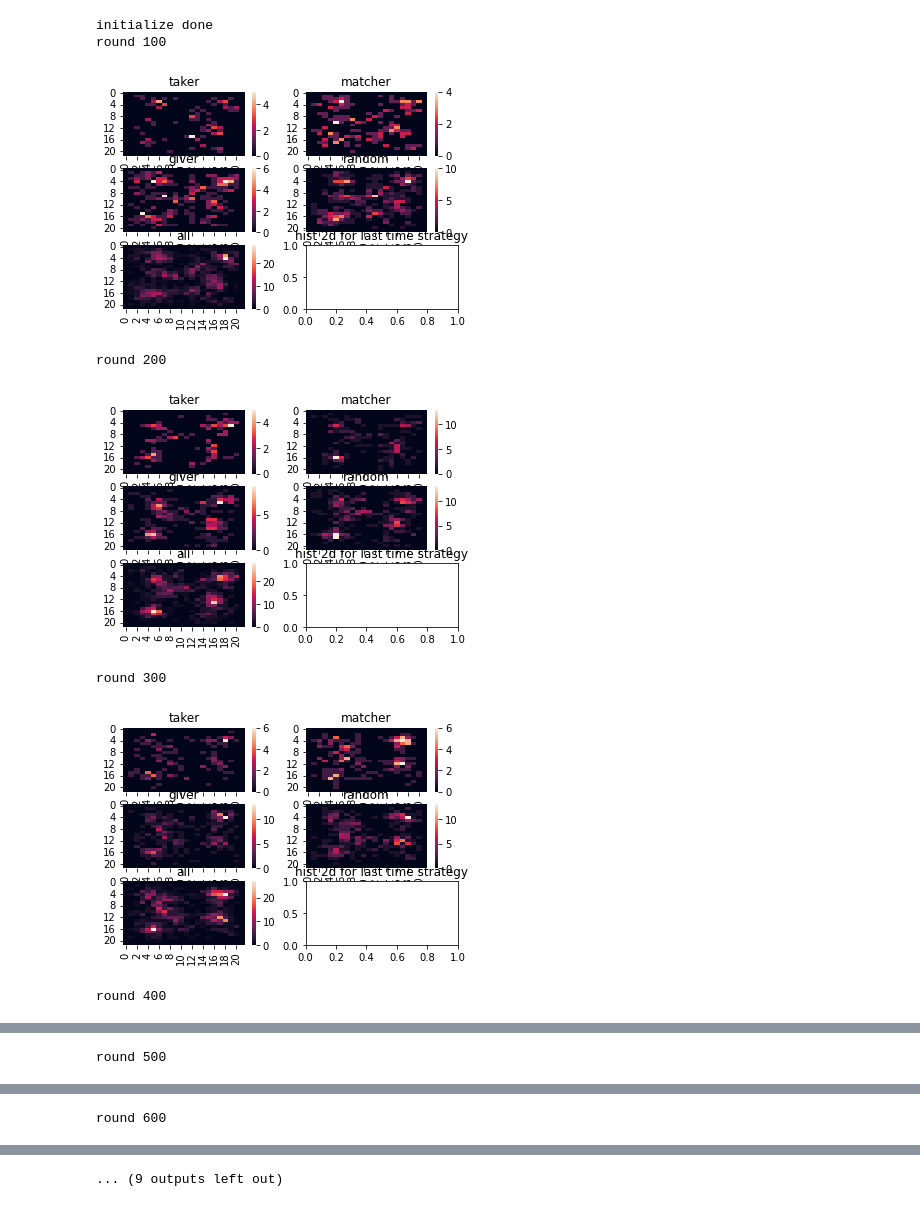
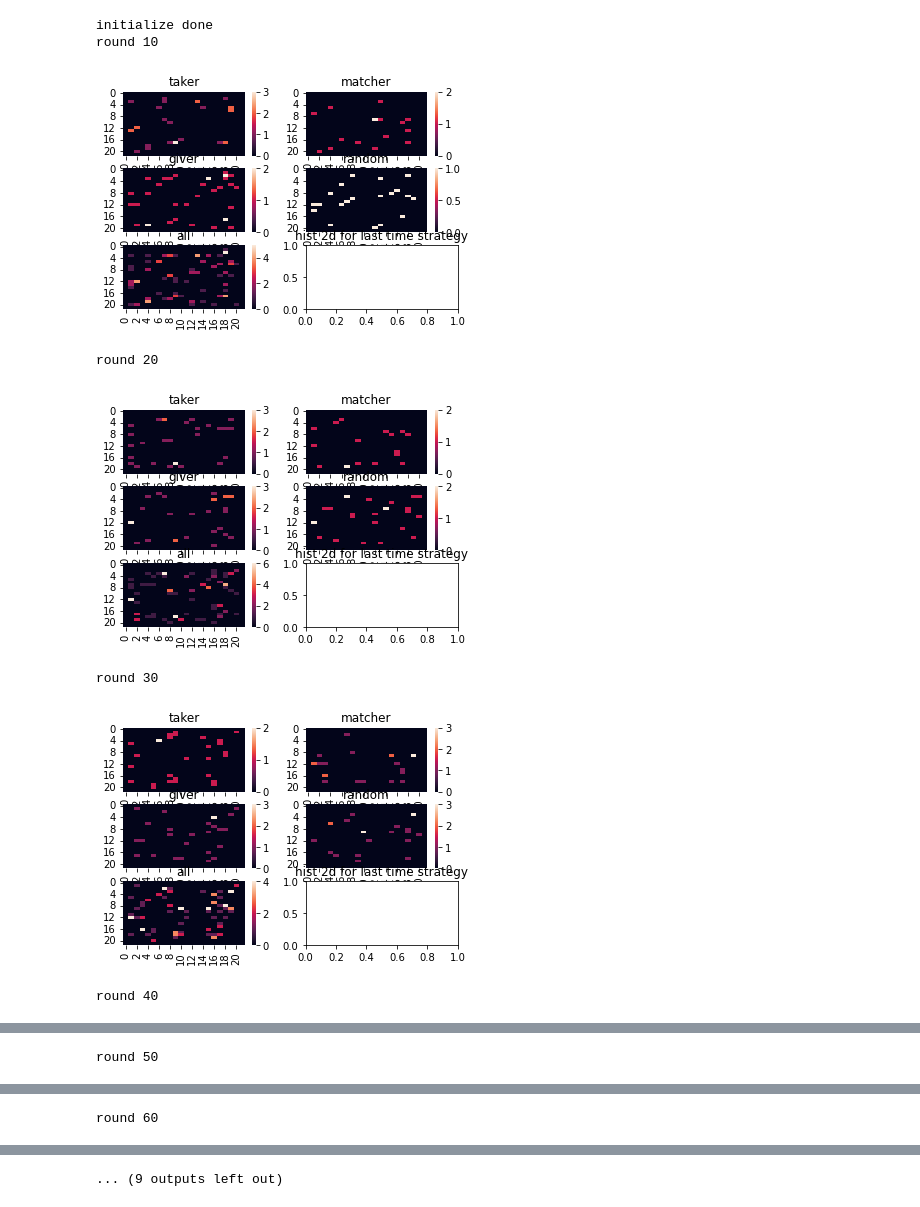
Before and after one commit to rokaboNatttsu/---------, a Jupyter notebook: first.ipynb, the cells around one changed output, grey strips where cells are left out. Drawn from its saved outputs; the diff is of its cells as text; code cells hidden in the pictures.

```diff
--- a/first.ipynb
+++ b/first.ipynb
@@ -423,0 +437,18 @@ class Simulator:
+# %%
+#   初期の戦略の分布の指定。
+# T＝Taker、M＝Matcher、G＝Giver、R＝Random、この順で初期の戦略の確立を指定する。
+# 0を指定すると存在しないものとして扱う
+simulator = Simulator(TMGR_WAIGHT=[1/6,2/3,1/6,0])  #   SQR=20, AGENT_NUM=1000, ASSEMBLY_PARAM=1, PRESSHURE_2_CENTER=0.01, TMGR_WAIGHT=[1/4,1/4,1/4,1/4]
+print("initialize done")
+ROUND = 100
+
+for r in range(ROUND):
+    simulator.run()
+    if ROUND <= 10:
+        print("round", r+1)
+        simulator.plot_2d_hist_for_strategy()
+    elif r % (ROUND // 10) == ROUND // 10 - 1:
+        print("round", r+1)
+        simulator.plot_2d_hist_for_strategy()
+
+_ = simulator.plot_transition_number_of_strategy()
@@ -423,0 +470,15 @@ class Simulator:
+# %%
+#   集団を作りにくく、集団間を移動しやすい条件
+simulator = Simulator(ASSEMBLY_PARAM=0.3)  #   SQR=20, AGENT_NUM=1000, ASSEMBLY_PARAM=1, PRESSHURE_2_CENTER=0.01
+print("initialize done")
+ROUND = 100
+for r in range(ROUND):
+    simulator.run()
+    if ROUND <= 10:
+        print("round", r+1)
+        simulator.plot_2d_hist_for_strategy()
+    elif r % (ROUND // 10) == ROUND // 10 - 1:
+        print("round", r+1)
+        simulator.plot_2d_hist_for_strategy()
+
+_ = simulator.plot_transition_number_of_strategy()
@@ -424,8 +500,8 @@ class Simulator:
 # %%
-#   デフォルト条件
-simulator = Simulator()  #   SQR=20, AGENT_NUM=1000, ASSEMBLY_PARAM=1, PRESSHURE_2_CENTER=0.01
+#   中心に一つのコミュニティにまとまりやすい条件
+simulator = Simulator(PRESSHURE_2_CENTER=1)  #   SQR=20, AGENT_NUM=1000, ASSEMBLY_PARAM=1, PRESSHURE_2_CENTER=0.01
 print("initialize done")
-ROUND = 1000
+ROUND = 100
 for r in range(ROUND):
     simulator.run()
     if ROUND <= 10:
@@ -453,25 +529,25 @@ round 600
 ... (9 outputs left out)
 # %%
-#   集団を作りにくく、集団間を移動しやすい条件
-simulator = Simulator(ASSEMBLY_PARAM=0.3)  #   SQR=20, AGENT_NUM=1000, ASSEMBLY_PARAM=1, PRESSHURE_2_CENTER=0.01
+#   過疎条件
+simulator = Simulator(AGENT_NUM=100)  #   SQR=20, AGENT_NUM=1000, ASSEMBLY_PARAM=1, PRESSHURE_2_CENTER=0.01
 print("initialize done")
-ROUND = 1000
+ROUND = 100
 for r in range(ROUND):
     simulator.run()
     if ROUND <= 10:
         print("round", r+1)
         simulator.plot_2d_hist_for_strategy()
     elif r % (ROUND // 10) == ROUND // 10 - 1:
         print("round", r+1)
         simulator.plot_2d_hist_for_strategy()
 
 _ = simulator.plot_transition_number_of_strategy()
 # %% [output]
 initialize done
-round 100
+round 10
-[figure, old version]
+[figure, new version]
-round 200
+round 20
-[figure, old version]
+[figure, new version]
-round 300
+round 30
-[figure, old version]
+[figure, new version]
-round 400
+round 40
@@ -479 +555 @@ round 400
-round 500
+round 50
@@ -481 +557 @@ round 500
-round 600
+round 60
```
Also changed, not shown: parts of 9 cells of this notebook, 3 other files.
